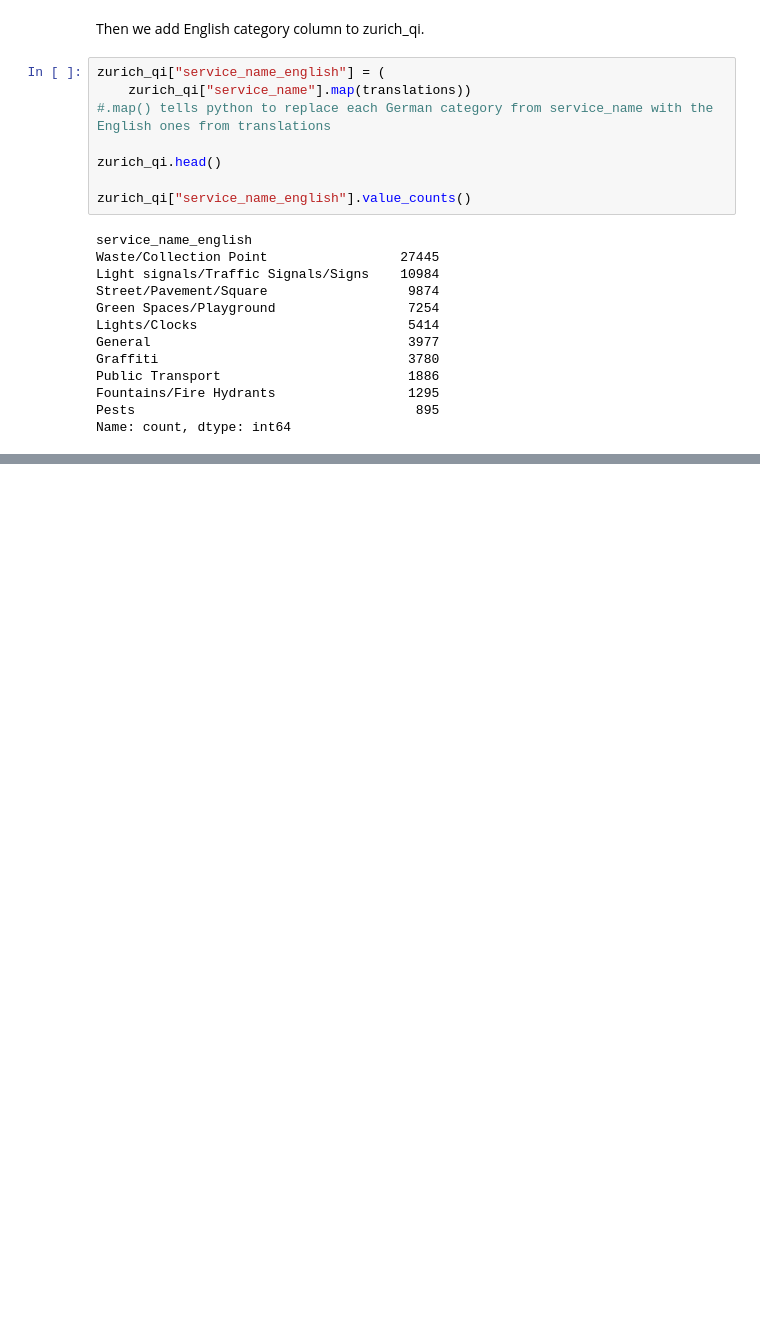
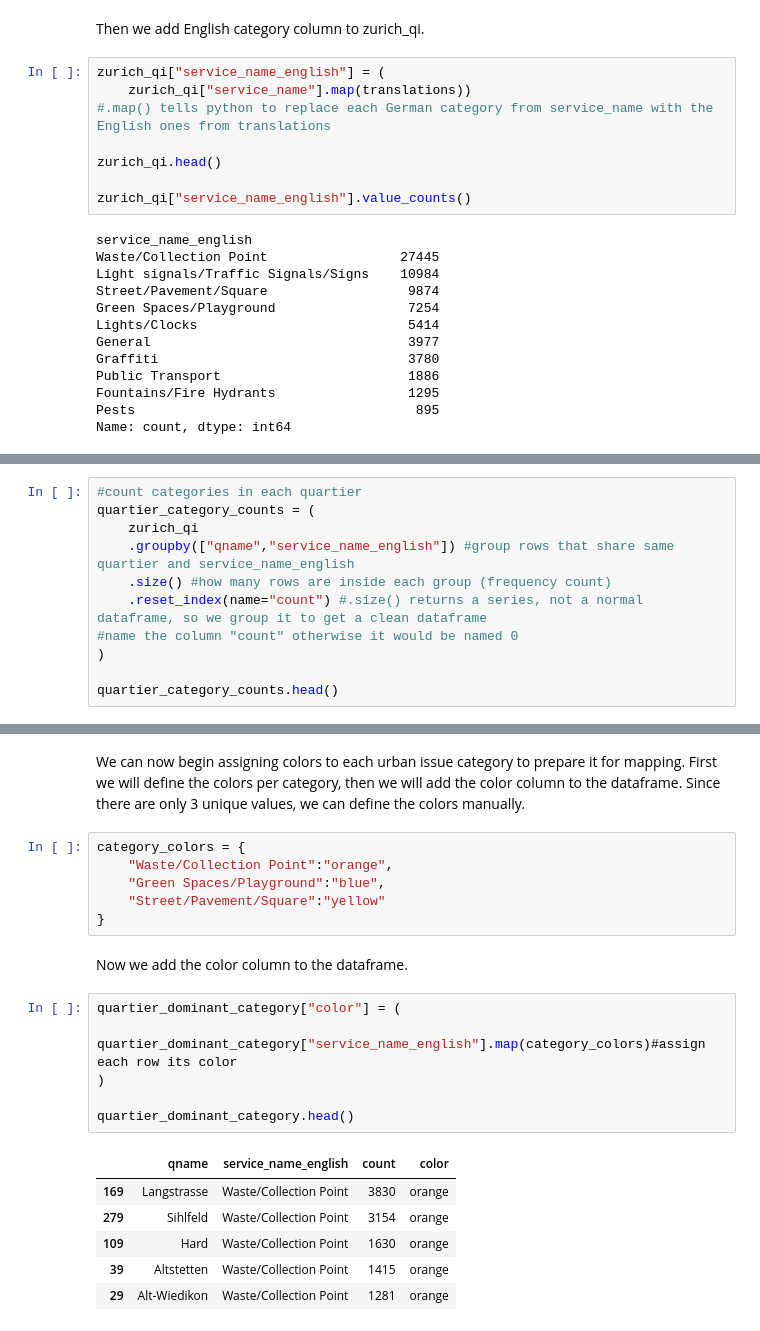
Before and after one commit to dnugent01/zurich-urban-issues, a Jupyter notebook: notebooks/analysis.ipynb, the cells around one changed output, grey strips where cells are left out. Cells and saved outputs as stored; diff of their text form; blank space fills up the shorter version.

```diff
--- a/notebooks/analysis.ipynb
+++ b/notebooks/analysis.ipynb
@@ -508,0 +565,11 @@ Name: count, dtype: int64
+# %%
+#count categories in each quartier
+quartier_category_counts = (
+    zurich_qi
+    .groupby(["qname","service_name_english"]) #group rows that share same quartier and service_name_english
+    .size() #how many rows are inside each group (frequency count)
+    .reset_index(name="count") #.size() returns a series, not a normal dataframe, so we group it to get a clean dataframe
+#name the column "count" otherwise it would be named 0
+)
+
+quartier_category_counts.head()
@@ -508,0 +599,23 @@ Name: count, dtype: int64
+# %% [markdown]
+We can now begin assigning colors to each urban issue category to prepare it for mapping. First we will define the colors per category, then we will add the color column to the dataframe. Since there are only 3 unique values, we can define the colors manually.
+# %%
+category_colors = {
+    "Waste/Collection Point":"orange",
+    "Green Spaces/Playground":"blue",
+    "Street/Pavement/Square":"yellow"
+}
+# %% [markdown]
+Now we add the color column to the dataframe.
+# %%
+quartier_dominant_category["color"] = (
+    quartier_dominant_category["service_name_english"].map(category_colors)#assign each row its color
+)
+
+quartier_dominant_category.head()
+# %% [output]
+|  | qname | service_name_english | count | color |
+| 169 | Langstrasse | Waste/Collection Point | 3830 | orange |
+| 279 | Sihlfeld | Waste/Collection Point | 3154 | orange |
+| 109 | Hard | Waste/Collection Point | 1630 | orange |
+| 39 | Altstetten | Waste/Collection Point | 1415 | orange |
+| 29 | Alt-Wiedikon | Waste/Collection Point | 1281 | orange |
```
Also changed, not shown: parts of 21 cells of this notebook, 4 other files.
